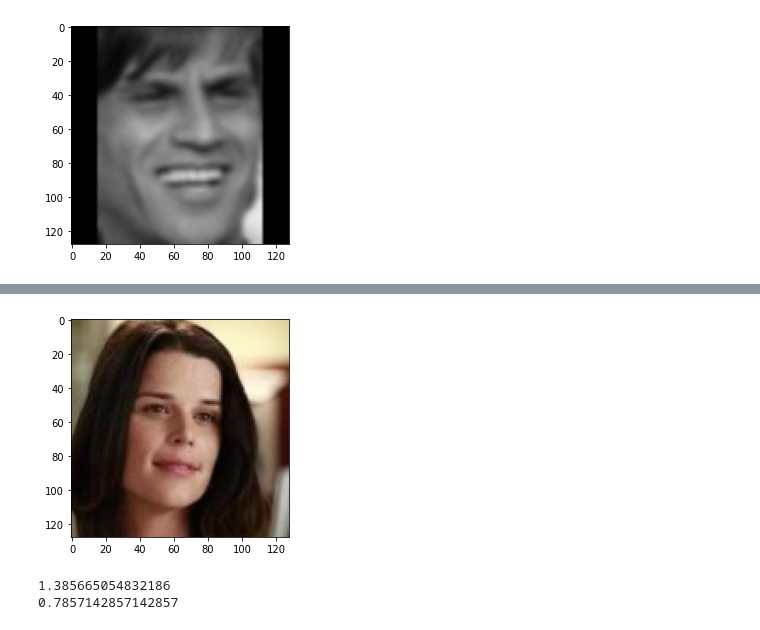
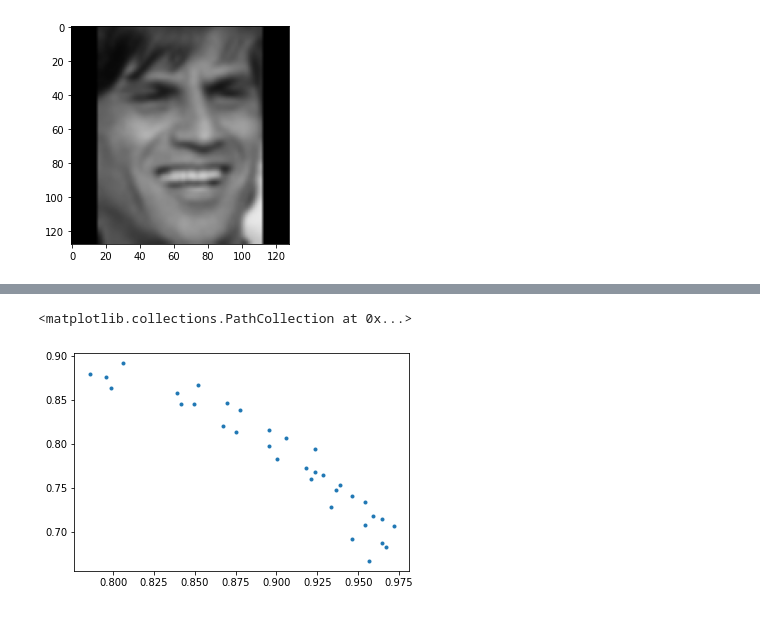
Before and after one commit to AleksandrIvchenko/SiriusFaceRec, a Jupyter notebook: extractor/inference.ipynb, the cells around one changed output, grey strips where cells are left out. Cells and saved outputs as stored; diff of their text form; code cells hidden in the pictures.

Commit message:
good

```diff
--- a/extractor/inference.ipynb
+++ b/extractor/inference.ipynb
@@ -400,17 +369,0 @@ print(good / len(ds_1))
-# %%
-import cv2
-
-
-dir_path = '/home/sirius/workdir/data/temp/CASIA-WebFace/0000099'
-
-prefix = '/home/sirius/workdir/data/temp/CASIA-WebFace/0000'
-dir_indices = ['100', '102', '103', '105', '107', '108', '114', '117']
-
-img_paths = []
-for i in range(8):
-    img_path = f'{prefix}{dir_indices[i]}/003.jpg'
-    img_paths.append(img_path)
-
-batches = paths2batches(img_paths)
-# %% [output]
-[figure, removed]
@@ -423,22 +369,0 @@ for i, b in enumerate(batches):
-# %%
-import scipy.linalg as lin
-
-ds = []
-for i, result in enumerate(results):
-    for j, result_2 in enumerate(results):
-        if i == j:
-            continue
-        a = result - result_2
-        d = lin.norm(a.detach().numpy())
-        ds.append(d)
-
-good = 0
-for d in ds:
-    if d > threshold:
-        good += 1
-
-print(np.array(ds).mean())
-print(good / len(ds))
-# %% [output]
-1.385665054832186
-0.7857142857142857
@@ -444,0 +507,25 @@ print(good / len(ds))
+# %%
+import tqdm
+
+a = []
+b = []
+conf = []
+
+for i in tqdm.tqdm(range(8, 12, 2)):
+    for j in range(8):
+        t = 1.2 + 0.02*j
+        ai, bi = run_exp(
+            model_v='1.0',
+            ep_num=str(i),
+            mode='arcface',
+            threshold=t,
+            bin_number=0,
+        )
+        a.append(ai)
+        b.append(bi)
+        conf.append((ai, bi, i, t))
+# %%
+plt.scatter(a, b, marker='.')
+# %% [output]
+<matplotlib.collections.PathCollection at 0x...>
+[figure, added]
```
Also changed, not shown: parts of 22 cells of this notebook, 11 other files.
